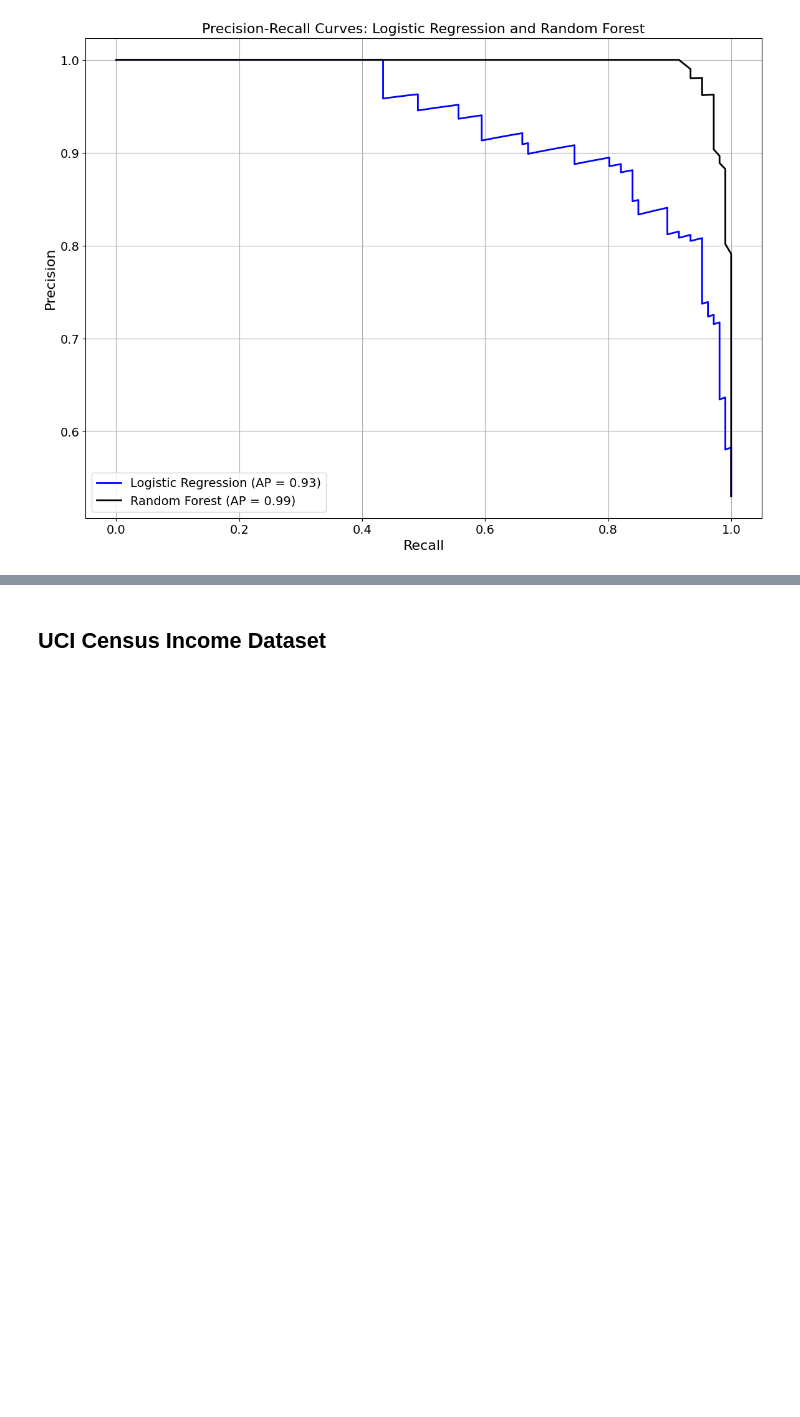
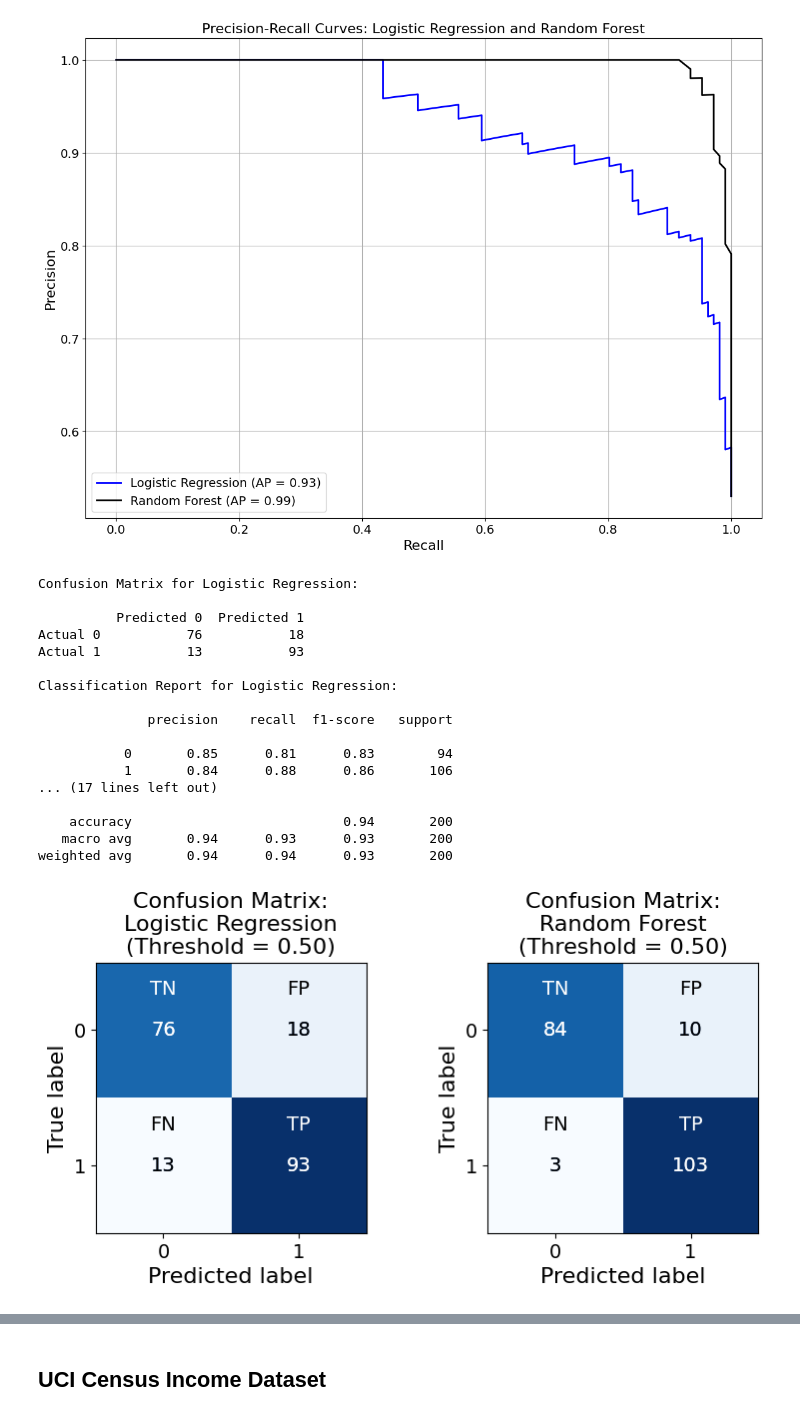
Before and after one commit to lshpaner/model_metrics, a Jupyter notebook: py_notebooks/model_evaluation_docs.ipynb, the cells around one changed output, grey strips where cells are left out. Cells and saved outputs as stored; diff of their text form; code cells hidden in the pictures; blank space fills up the shorter version.

Commit message:
working on new confusion matrix ex.

```diff
--- a/py_notebooks/model_evaluation_docs.ipynb
+++ b/py_notebooks/model_evaluation_docs.ipynb
@@ -187,5 +187,48 @@ show_pr_curve(
 Average Precision for Logistic Regression: 0.93
 Average Precision for Random Forest: 0.99
 [figure]
+# %%
+show_confusion_matrix(
+    model=[model1, model2],
+    X=X_test,
+    y=y_test,
+    model_titles=model_titles,
+    cmap="Blues",
+    text_wrap=20,
+    # title="Custom",
+    save_plot=True,
+    image_path_png=image_path_png,
+    image_path_svg=image_path_svg,
+    grid=True,
+    n_cols=2,
+    n_rows=1,
+    figsize=(4, 4),
+    show_colorbar=False,
+    label_fontsize=16,
+    tick_fontsize=14,
+    inner_fontsize=14,
+    class_report=True,
+    # custom_threshold=0.5,
+    # labels=False,
+)
+# %% [output]
+Confusion Matrix for Logistic Regression:
+
+          Predicted 0  Predicted 1
+Actual 0           76           18
+Actual 1           13           93
+
+Classification Report for Logistic Regression:
+
+              precision    recall  f1-score   support
+
+           0       0.85      0.81      0.83        94
+           1       0.84      0.88      0.86       106
+... (17 lines left out)
+
+    accuracy                           0.94       200
+   macro avg       0.94      0.93      0.93       200
+weighted avg       0.94      0.94      0.93       200
+[figure, added]
 # %%
 model2
```
Also changed, not shown: parts of 21 cells of this notebook, 9 other files.
